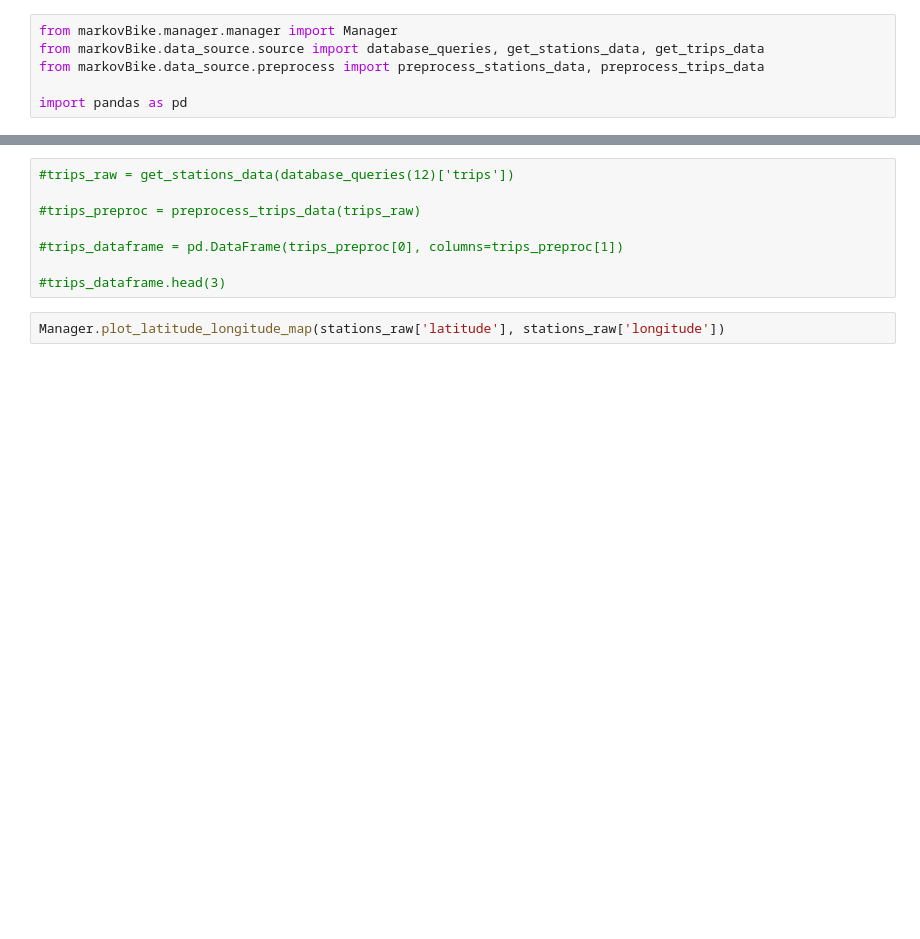
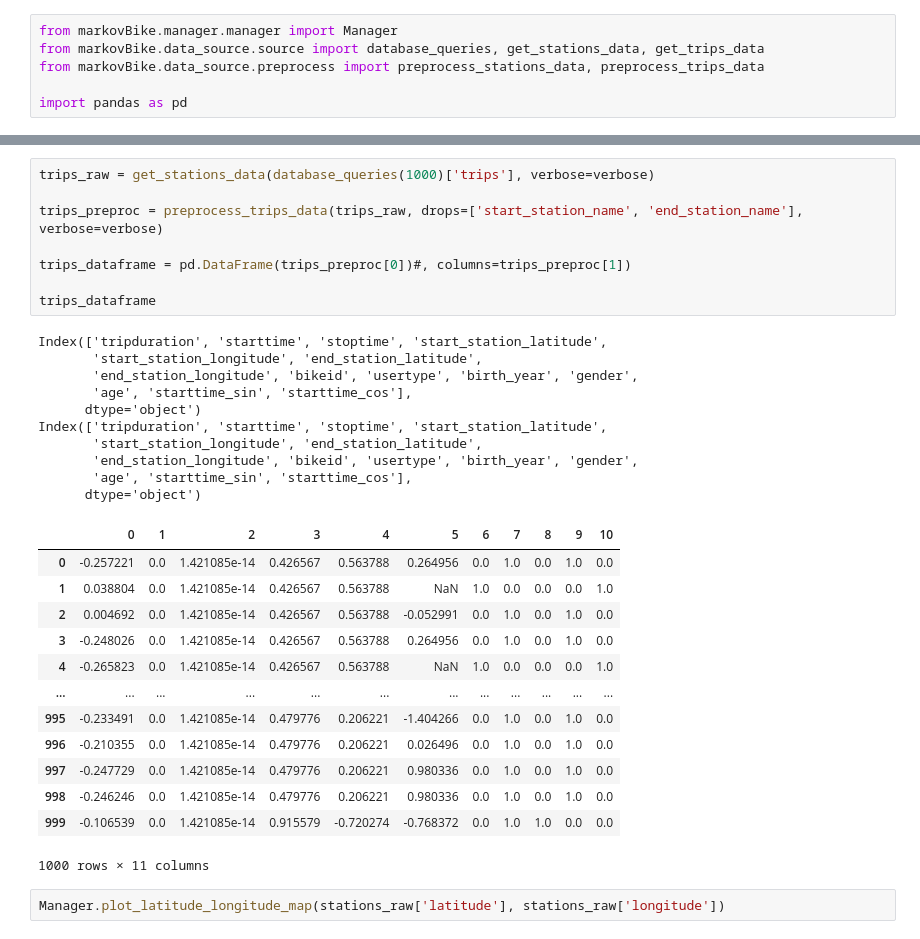
Before and after one commit to killiandectot/markov-bike, a Jupyter notebook: notebooks/juani.ipynb, the cells around one changed output, grey strips where cells are left out. Cells and saved outputs as stored; diff of their text form; blank space fills up the shorter version.

```diff
--- a/notebooks/juani.ipynb
+++ b/notebooks/juani.ipynb
@@ -26,11 +39,35 @@ stations_dataframe.head(3)
 # %%
-#trips_raw = get_stations_data(database_queries(12)['trips'])
+trips_raw = get_stations_data(database_queries(1000)['trips'], verbose=verbose)
 
-#trips_preproc = preprocess_trips_data(trips_raw)
+trips_preproc = preprocess_trips_data(trips_raw, drops=['start_station_name', 'end_station_name'], verbose=verbose)
 
-#trips_dataframe = pd.DataFrame(trips_preproc[0], columns=trips_preproc[1])
+trips_dataframe = pd.DataFrame(trips_preproc[0])#, columns=trips_preproc[1])
 
-#trips_dataframe.head(3)
+trips_dataframe
+# %% [output]
+Index(['tripduration', 'starttime', 'stoptime', 'start_station_latitude',
+       'start_station_longitude', 'end_station_latitude',
+       'end_station_longitude', 'bikeid', 'usertype', 'birth_year', 'gender',
+       'age', 'starttime_sin', 'starttime_cos'],
+      dtype='object')
+Index(['tripduration', 'starttime', 'stoptime', 'start_station_latitude',
+       'start_station_longitude', 'end_station_latitude',
+       'end_station_longitude', 'bikeid', 'usertype', 'birth_year', 'gender',
+       'age', 'starttime_sin', 'starttime_cos'],
+      dtype='object')
+|  | 0 | 1 | 2 | 3 | 4 | 5 | 6 | 7 | 8 | 9 | 10 |
+| 0 | -0.257221 | 0.0 | 1.421085e-14 | 0.426567 | 0.563788 | 0.264956 | 0.0 | 1.0 | 0.0 | 1.0 | 0.0 |
+| 1 | 0.038804 | 0.0 | 1.421085e-14 | 0.426567 | 0.563788 | NaN | 1.0 | 0.0 | 0.0 | 0.0 | 1.0 |
+| 2 | 0.004692 | 0.0 | 1.421085e-14 | 0.426567 | 0.563788 | -0.052991 | 0.0 | 1.0 | 0.0 | 1.0 | 0.0 |
+| 3 | -0.248026 | 0.0 | 1.421085e-14 | 0.426567 | 0.563788 | 0.264956 | 0.0 | 1.0 | 0.0 | 1.0 | 0.0 |
+| 4 | -0.265823 | 0.0 | 1.421085e-14 | 0.426567 | 0.563788 | NaN | 1.0 | 0.0 | 0.0 | 0.0 | 1.0 |
+| ... | ... | ... | ... | ... | ... | ... | ... | ... | ... | ... | ... |
+| 995 | -0.233491 | 0.0 | 1.421085e-14 | 0.479776 | 0.206221 | -1.404266 | 0.0 | 1.0 | 0.0 | 1.0 | 0.0 |
+| 996 | -0.210355 | 0.0 | 1.421085e-14 | 0.479776 | 0.206221 | 0.026496 | 0.0 | 1.0 | 0.0 | 1.0 | 0.0 |
+| 997 | -0.247729 | 0.0 | 1.421085e-14 | 0.479776 | 0.206221 | 0.980336 | 0.0 | 1.0 | 0.0 | 1.0 | 0.0 |
+| 998 | -0.246246 | 0.0 | 1.421085e-14 | 0.479776 | 0.206221 | 0.980336 | 0.0 | 1.0 | 0.0 | 1.0 | 0.0 |
+| 999 | -0.106539 | 0.0 | 1.421085e-14 | 0.915579 | -0.720274 | -0.768372 | 0.0 | 1.0 | 1.0 | 0.0 | 0.0 |
+1000 rows × 11 columns
 # %%
 Manager.plot_latitude_longitude_map(stations_raw['latitude'], stations_raw['longitude'])
 # %% [output]
```
Also changed, not shown: parts of 2 cells of this notebook, 3 other files.
